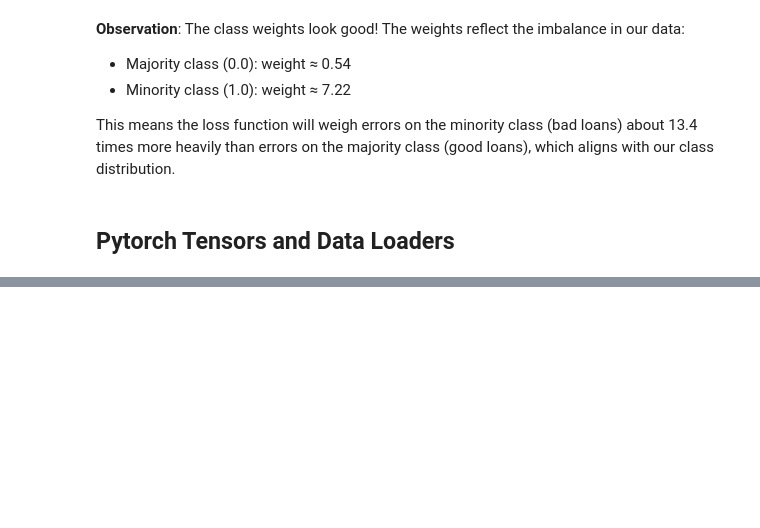
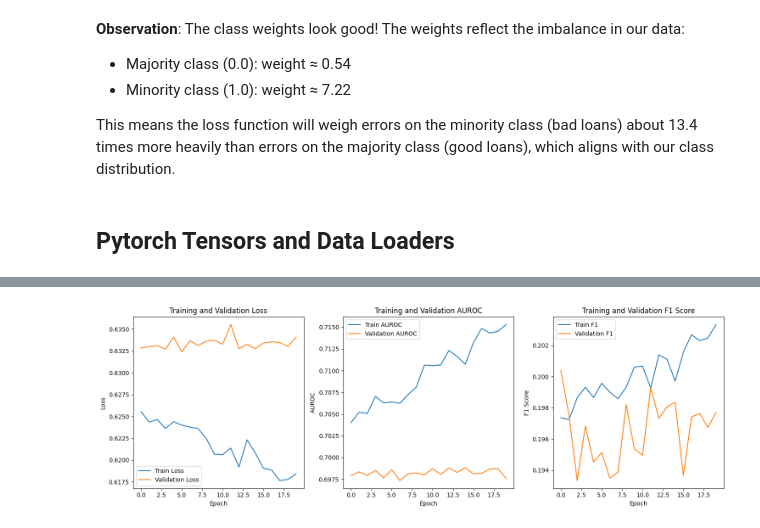
Before and after one commit to TejoVinay/loan-default-prediction, a Jupyter notebook: notebooks/04_data_preparation_neural_network_build.ipynb, the cells around one changed output, grey strips where cells are left out. Drawn from its saved outputs; the diff is of its cells as text; code cells hidden in the pictures; blank space fills up the shorter version.

Commit message:
Model architecture and training loop established.

```diff
--- a/notebooks/04_data_preparation_neural_network_build.ipynb
+++ b/notebooks/04_data_preparation_neural_network_build.ipynb
@@ -144,7 +144,7 @@ Updated dataset shape: (189457, 23)
 # %%
 # Step 2: Train-Val-Test Split
 # First split into train and temp (test + validation)
-train_df, temp_df = train_test_split(df, test_size=0.3, stratify=df['bad_flag'], random_state=42)
+train_df, temp_df = train_test_split(df, test_size=0.4, stratify=df['bad_flag'], random_state=42)
 # Split temp into validation and test
 val_df, test_df = train_test_split(temp_df, test_size=0.5, stratify=temp_df['bad_flag'], random_state=42)
 
@@ -362,7 +362,7 @@ val_dataset = LoanDataset(X_val, y_val)
 test_dataset = LoanDataset(X_test, y_test)
 
 # Create DataLoaders
-batch_size = 512  # Can be tuned
+batch_size = 256  # Can be tuned
 
 train_loader = DataLoader(
    train_dataset,
@@ -407,0 +671,89 @@ y batch shape: torch.Size([512])
+# %%
+# Main training loop
+best_val_auroc = 0
+best_model_state = None
+early_stopping = EarlyStopping(patience=5)
+
+# Lists to store metrics
+train_metrics_history = []
+val_metrics_history = []
+
+print("Starting training...")
+print("Epoch\tTrain Loss\tTrain AUROC\tTrain F1\tTrain AP\tVal Loss\tVal AUROC\tVal F1\tVal AP")
+
+for epoch in range(n_epochs):
+    # Training phase
+    train_metrics = train_epoch(model, train_loader, criterion, optimizer)
+
+    # Validation phase
+    val_metrics = validate(model, val_loader)
+
+    # Store metrics
+    train_metrics_history.append(train_metrics)
+    val_metrics_history.append(val_metrics)
+
+    # Print metrics
+    print(f"{epoch+1}\t{train_metrics['loss']:.4f}\t{train_metrics['auroc']:.4f}\t"
+          f"{train_metrics['f1']:.4f}\t{train_metrics['avg_precision']:.4f}\t"
+          f"{val_metrics['loss']:.4f}\t{val_metrics['auroc']:.4f}\t"
+          f"{val_metrics['f1']:.4f}\t{val_metrics['avg_precision']:.4f}")
+
+    # Print classification report every 5 epochs
+    if (epoch + 1) % 5 == 0:
+        print("\nValidation Classification Report:")
+        print(val_metrics['classification_report'])
+
+    # Learning rate scheduling
+    scheduler.step(val_metrics['auroc'])
+
+    # Early stopping
+    early_stopping(val_metrics['auroc'])
+
+    # Save best model
+    if val_metrics['auroc'] > best_val_auroc:
+        best_val_auroc = val_metrics['auroc']
+        best_model_state = model.state_dict().copy()
+        print(f"\nNew best model saved with validation AUROC: {best_val_auroc:.4f}")
+        print("Classification Report for Best Model:")
+        print(val_metrics['classification_report'])
+
+    if early_stopping.early_stop:
+        print(f"Early stopping triggered at epoch {epoch+1}")
+        break
+
+# Load best model
+model.load_state_dict(best_model_state)
+
+# Plot training curves
+plt.figure(figsize=(15, 5))
+
+# Loss plot
+plt.subplot(1, 3, 1)
+plt.plot([m['loss'] for m in train_metrics_history], label='Train Loss')
+plt.plot([m['loss'] for m in val_metrics_history], label='Validation Loss')
+plt.xlabel('Epoch')
+plt.ylabel('Loss')
+plt.legend()
+plt.title('Training and Validation Loss')
+
+# AUROC plot
+plt.subplot(1, 3, 2)
+plt.plot([m['auroc'] for m in train_metrics_history], label='Train AUROC')
+plt.plot([m['auroc'] for m in val_metrics_history], label='Validation AUROC')
+plt.xlabel('Epoch')
+plt.ylabel('AUROC')
+plt.legend()
+plt.title('Training and Validation AUROC')
+
+# F1 Score plot
+plt.subplot(1, 3, 3)
+plt.plot([m['f1'] for m in train_metrics_history], label='Train F1')
+plt.plot([m['f1'] for m in val_metrics_history], label='Validation F1')
+plt.xlabel('Epoch')
+plt.ylabel('F1 Score')
+plt.legend()
+plt.title('Training and Validation F1 Score')
+
+plt.tight_layout()
+plt.show()
+# %% [output]
@@ -407,0 +777 @@ y batch shape: torch.Size([512])
+[figure, added]
```
Also changed, not shown: parts of 17 cells of this notebook.
